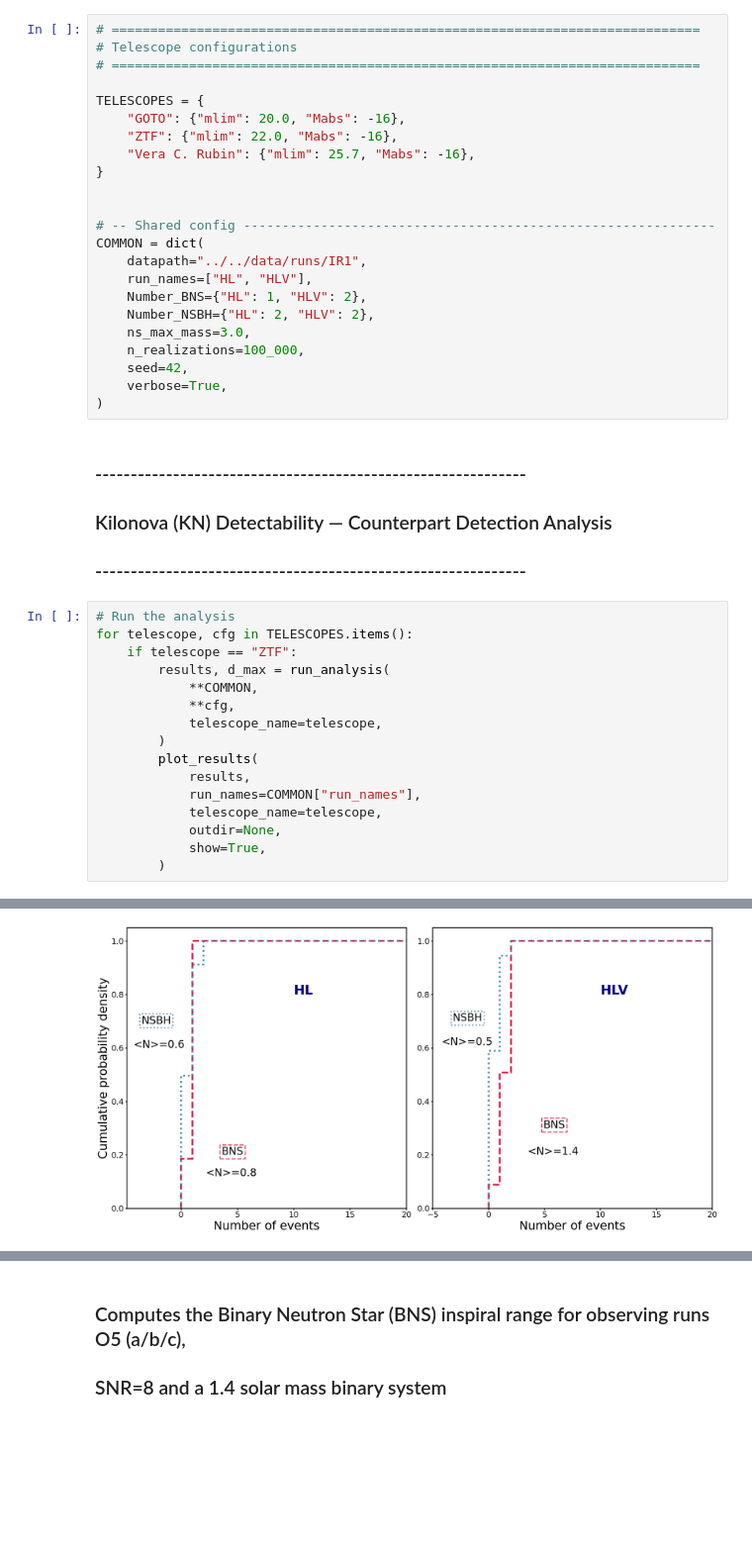
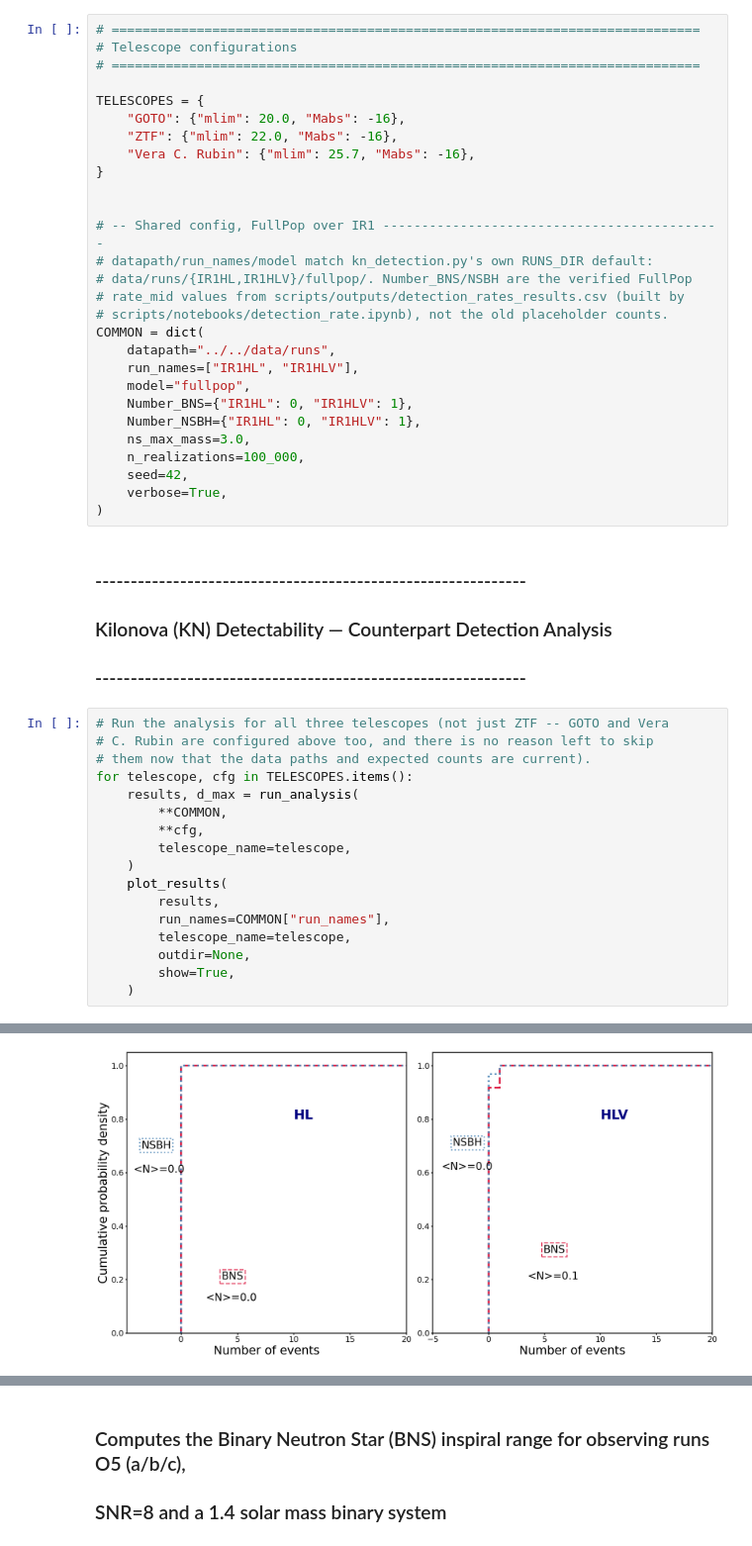
Before and after one commit to weizmannk/cbc-population-distributions, a Jupyter notebook: scripts/notebooks/quick_start.ipynb, the cells around one changed output, grey strips where cells are left out. Shown at 99% size. Saved outputs shown, nothing was run; the diff lists cells and outputs as text; blank space fills up the shorter version.

Commit message:
Refactor the paper analysis

```diff
--- a/scripts/notebooks/quick_start.ipynb
+++ b/scripts/notebooks/quick_start.ipynb
@@ -1767,12 +1800,17 @@ TELESCOPES = {
 }
 
 
-# -- Shared config -------------------------------------------------------------
+# -- Shared config, FullPop over IR1 --------------------------------------------
+# datapath/run_names/model match kn_detection.py's own RUNS_DIR default:
+# data/runs/{IR1HL,IR1HLV}/fullpop/. Number_BNS/NSBH are the verified FullPop
+# rate_mid values from scripts/outputs/detection_rates_results.csv (built by
+# scripts/notebooks/detection_rate.ipynb), not the old placeholder counts.
 COMMON = dict(
-    datapath="../../data/runs/IR1",
-    run_names=["HL", "HLV"],
-    Number_BNS={"HL": 1, "HLV": 2},
-    Number_NSBH={"HL": 2, "HLV": 2},
+    datapath="../../data/runs",
+    run_names=["IR1HL", "IR1HLV"],
+    model="fullpop",
+    Number_BNS={"IR1HL": 0, "IR1HLV": 1},
+    Number_NSBH={"IR1HL": 0, "IR1HLV": 1},
     ns_max_mass=3.0,
     n_realizations=100_000,
     seed=42,
@@ -1783,19 +1821,20 @@ COMMON = dict(
 ###  Kilonova (KN) Detectability — Counterpart Detection Analysis
 ### -------------------------------------------------------------
 # %%
-# Run the analysis
+# Run the analysis for all three telescopes (not just ZTF -- GOTO and Vera
+# C. Rubin are configured above too, and there is no reason left to skip
+# them now that the data paths and expected counts are current).
 for telescope, cfg in TELESCOPES.items():
-    if telescope == "ZTF":
-        results, d_max = run_analysis(
-            **COMMON,
-            **cfg,
-            telescope_name=telescope,
-        )
-        plot_results(
-            results,
-            run_names=COMMON["run_names"],
-            telescope_name=telescope,
-            outdir=None,
-            show=True,
-        )
+    results, d_max = run_analysis(
+        **COMMON,
+        **cfg,
+        telescope_name=telescope,
+    )
+    plot_results(
+        results,
+        run_names=COMMON["run_names"],
+        telescope_name=telescope,
+        outdir=None,
+        show=True,
+    )
 # %% [output]
@@ -1819 +1858 @@ ZTF KN detection horizon : 398.1 Mpc
-[figure, old version]
+[figure, new version]
```
Also changed, not shown: parts of 24 cells of this notebook, 59 other files.
